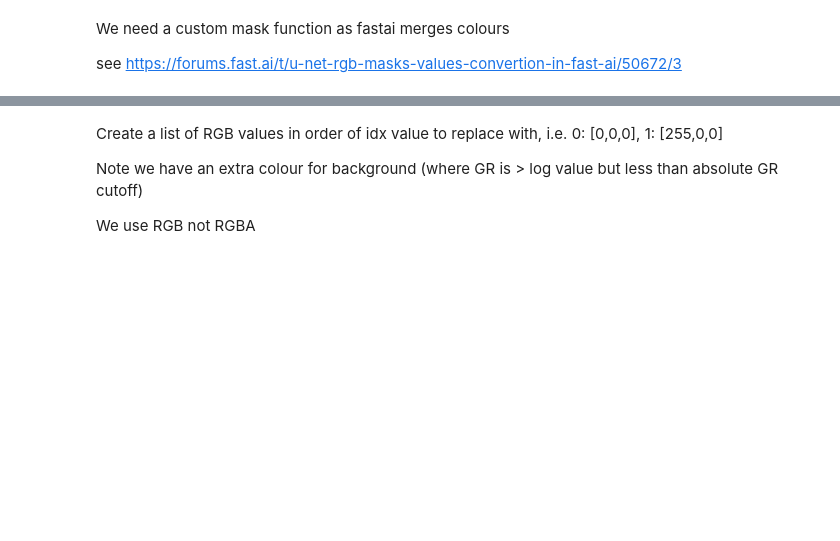
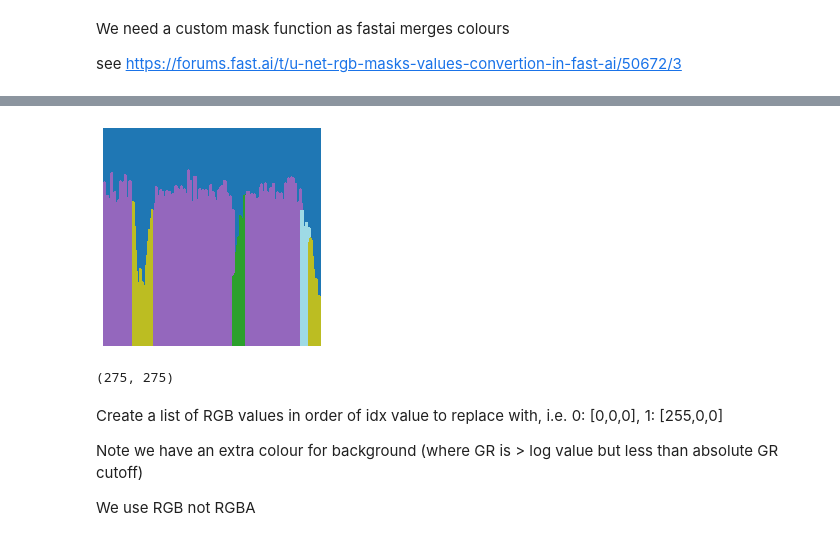
Before and after one commit to adriangrepo/gamma_log_facies, a Jupyter notebook: data_preparation/01_02_mask_processing.ipynb, the cells around one changed output, grey strips where cells are left out. Drawn from its saved outputs; the diff is of its cells as text; code cells hidden in the pictures; blank space fills up the shorter version.

```diff
--- a/data_preparation/01_02_mask_processing.ipynb
+++ b/data_preparation/01_02_mask_processing.ipynb
@@ -391,0 +384,3 @@ defaultdict(int,
+# %%
+crop_mask =data_dir/'train_images/cropped/mask_fill/train/masks'
+crop_mask_names = get_image_files(crop_mask)
@@ -391,0 +481,5 @@ defaultdict(int,
+# %%
+crop_mask = open_mask(crop_mask_names[10])
+crop_mask.show(figsize=(18,4), alpha=1)
+# %% [output]
+[figure, added]
@@ -391,0 +490,4 @@ defaultdict(int,
+# %%
+r.shape
+# %% [output]
+(275, 275)
```
Also changed, not shown: parts of 38 cells of this notebook, 36 other files.
